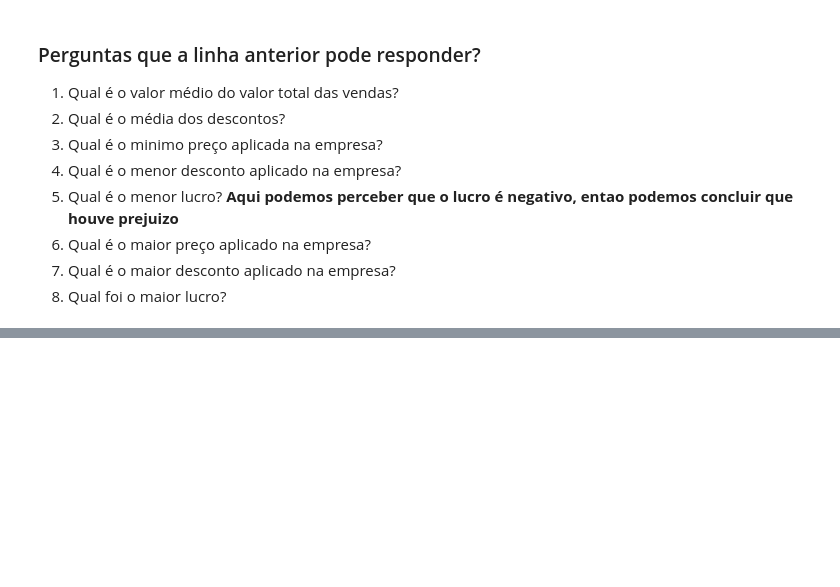
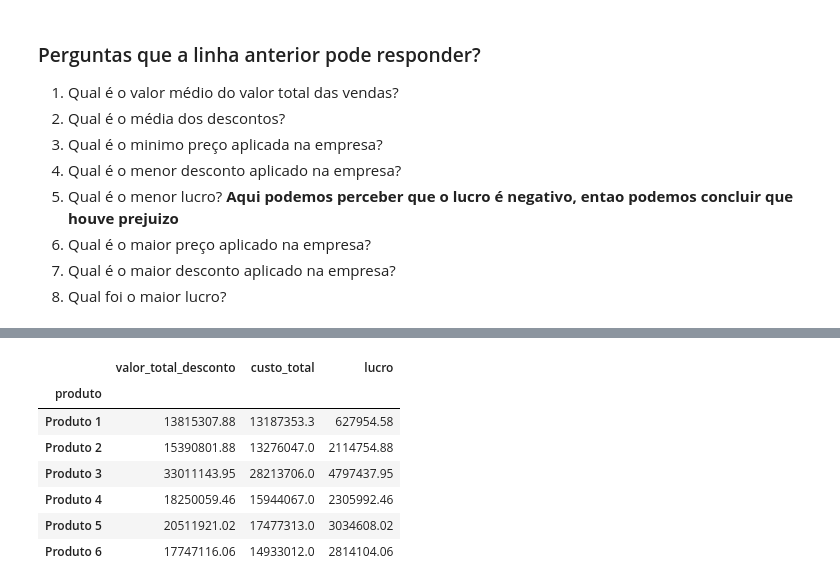
Before and after one commit to fernandogomesfg/VendaConsolidator, a Jupyter notebook: analise_dados.ipynb, the cells around one changed output, grey strips where cells are left out. Drawn from its saved outputs; the diff is of its cells as text; code cells hidden in the pictures; blank space fills up the shorter version.

```diff
--- a/analise_dados.ipynb
+++ b/analise_dados.ipynb
@@ -228,0 +268,14 @@ df.describe().round(2)
+# %%
+# Agrupamento por produto
+colunas = ['valor_total_desconto', 'custo_total', 'lucro']
+df_produto =df.groupby('produto')[colunas].sum().round(2)
+df_produto
+# %% [output]
+|  | valor_total_desconto | custo_total | lucro |
+| produto |  |  |  |
+| Produto 1 | 13815307.88 | 13187353.3 | 627954.58 |
+| Produto 2 | 15390801.88 | 13276047.0 | 2114754.88 |
+| Produto 3 | 33011143.95 | 28213706.0 | 4797437.95 |
+| Produto 4 | 18250059.46 | 15944067.0 | 2305992.46 |
+| Produto 5 | 20511921.02 | 17477313.0 | 3034608.02 |
+| Produto 6 | 17747116.06 | 14933012.0 | 2814104.06 |
```
Also changed, not shown: parts of 4 cells of this notebook.
